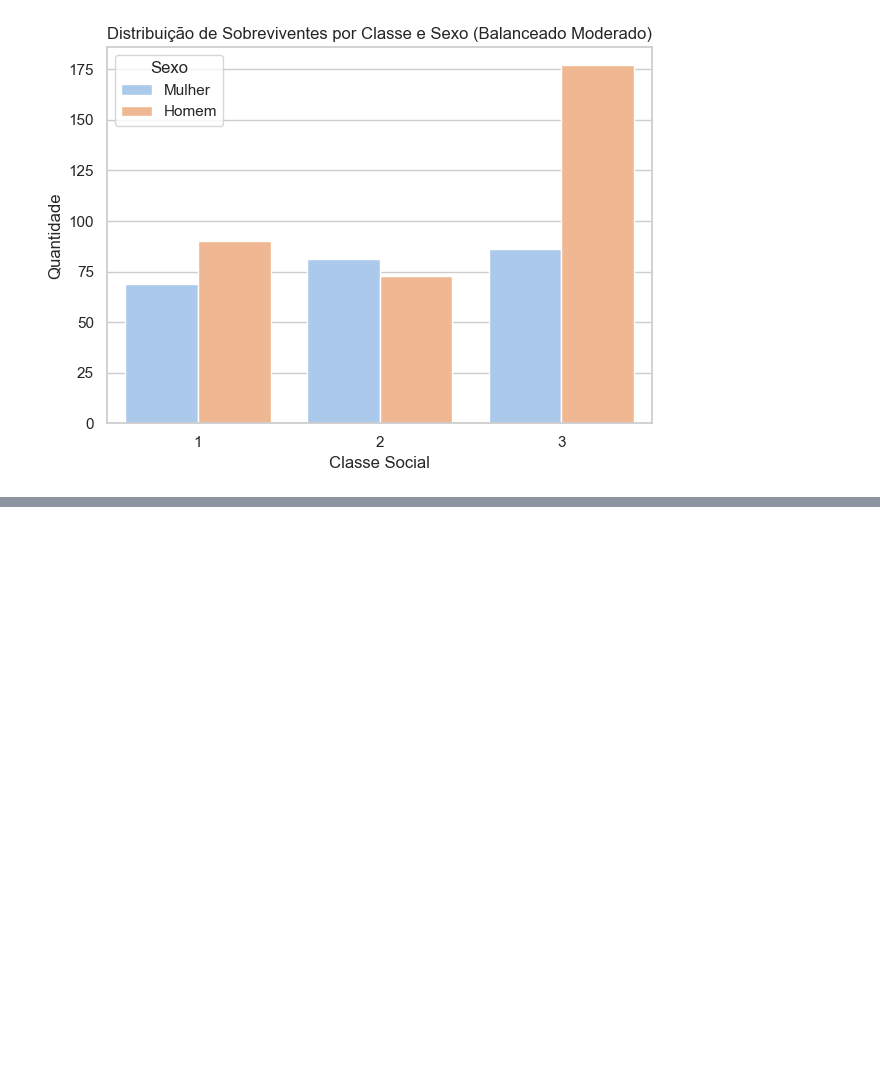
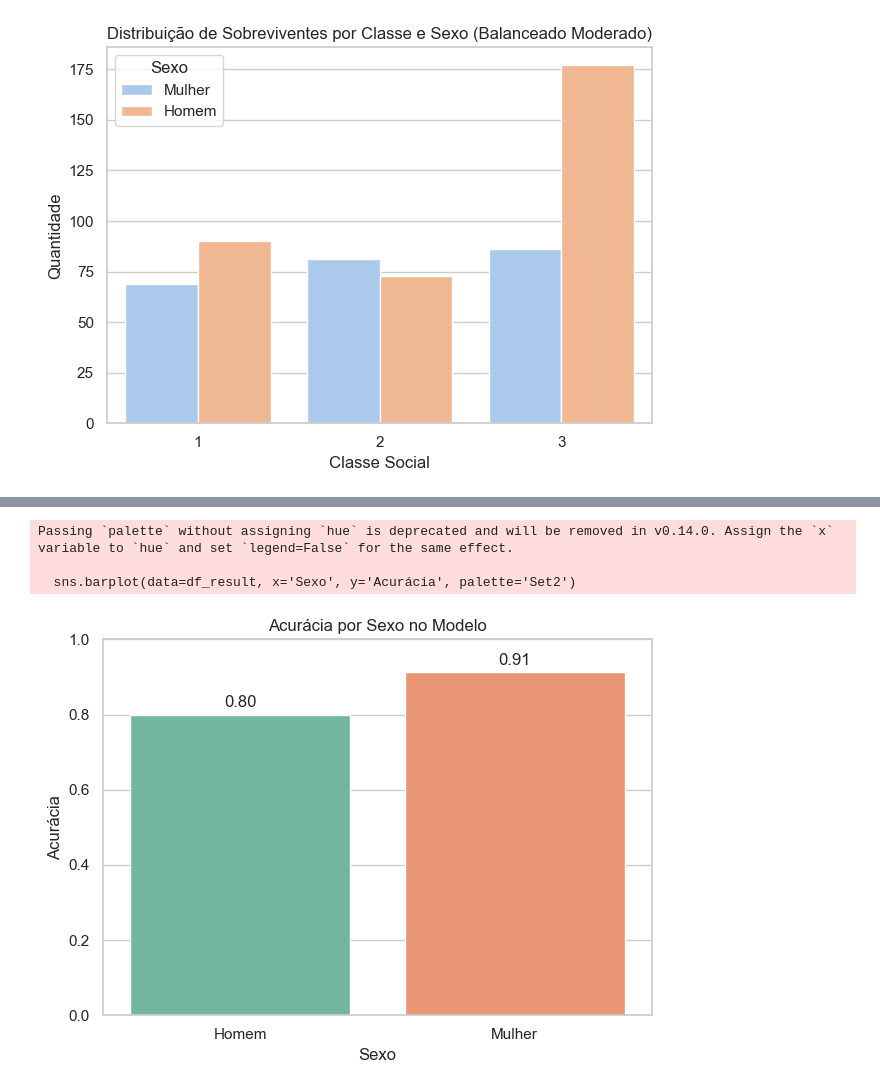
Before and after one commit to JMarquesCS/TitanicMLP, a Jupyter notebook: mlp_titanic.ipynb, the cells around one changed output, grey strips where cells are left out. Drawn from its saved outputs; the diff is of its cells as text; code cells hidden in the pictures; blank space fills up the shorter version.

```diff
--- a/mlp_titanic.ipynb
+++ b/mlp_titanic.ipynb
@@ -391,0 +474,30 @@ plt.show()
+# %%
+def avaliar_justica_por_sexo(model, X_test, y_test, original_df, X_test_scaled):
+    X_test_df = X_test.copy()
+    X_test_df['Survived_Real'] = y_test.values
+    X_test_df['Survived_Pred'] = model.predict(X_test_scaled)
+    X_test_df['Sex'] = original_df.loc[X_test.index, 'Sex'].values
+    X_test_df['Sexo'] = X_test_df['Sex'].map({0: 'Homem', 1: 'Mulher'})
+
+    resultados = []
+    for s in sorted(X_test_df['Sex'].unique()):
+        subset = X_test_df[X_test_df['Sex'] == s]
+        acc = accuracy_score(subset['Survived_Real'], subset['Survived_Pred'])
+        resultados.append({'Sexo': 'Homem' if s == 0 else 'Mulher', 'Acurácia': acc, 'Total': len(subset)})
+
+    df_result = pd.DataFrame(resultados)
+
+    sns.barplot(data=df_result, x='Sexo', y='Acurácia', palette='Set2')
+    plt.ylim(0, 1)
+    plt.title("Acurácia por Sexo no Modelo")
+    for index, row in df_result.iterrows():
+        plt.text(index, row.Acurácia + 0.02, f"{row.Acurácia:.2f}", ha='center')
+    plt.tight_layout()
+    plt.show()
+
+avaliar_justica_por_sexo(mlp_enriched, X_test, y_test, df_mod, X_test_scaled)
+# %% [output]
+Passing `palette` without assigning `hue` is deprecated and will be removed in v0.14.0. Assign the `x` variable to `hue` and set `legend=False` for the same effect.
+
+  sns.barplot(data=df_result, x='Sexo', y='Acurácia', palette='Set2')
+[figure, added]
```
Also changed, not shown: parts of 3 cells of this notebook.
